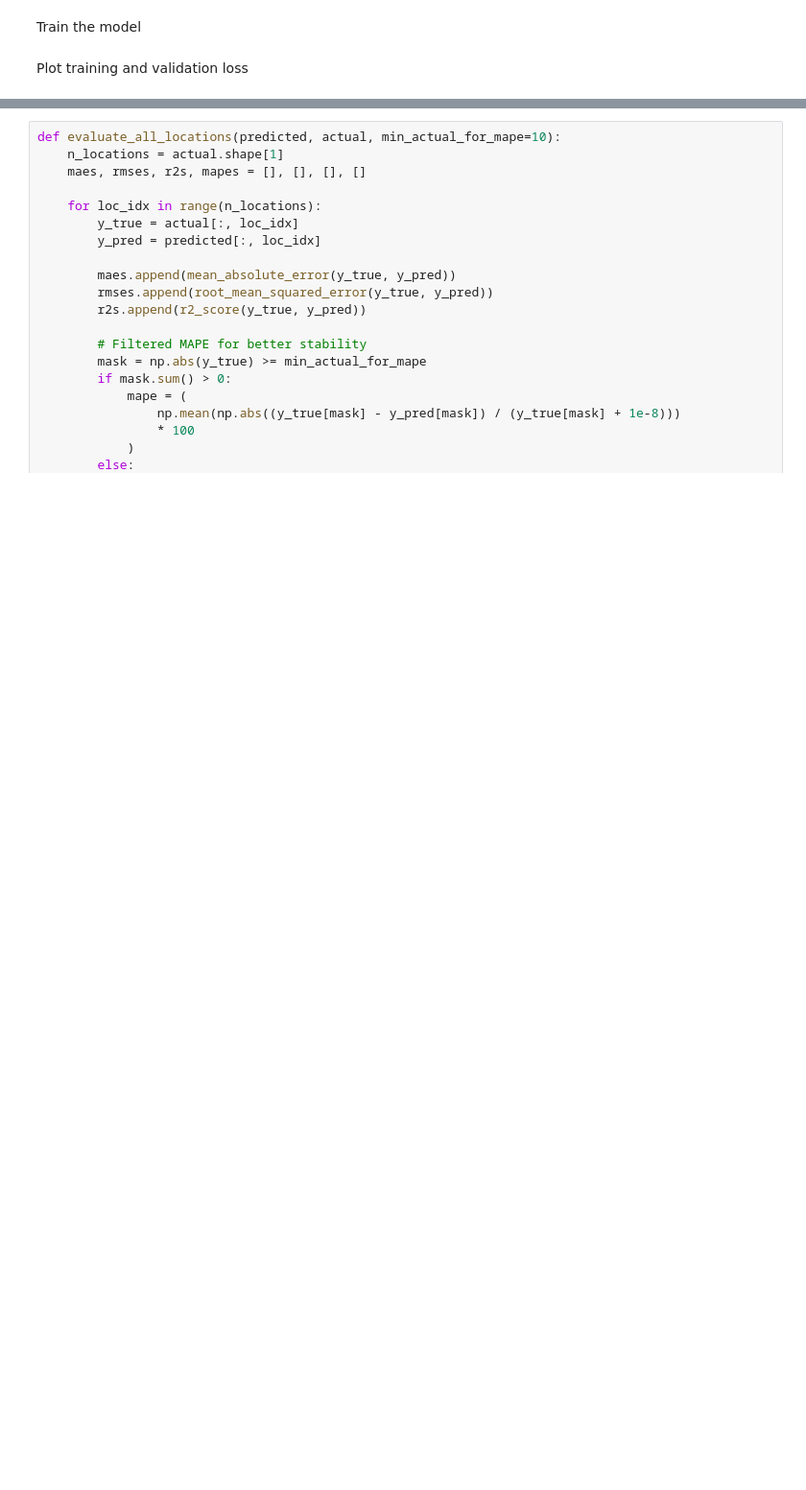
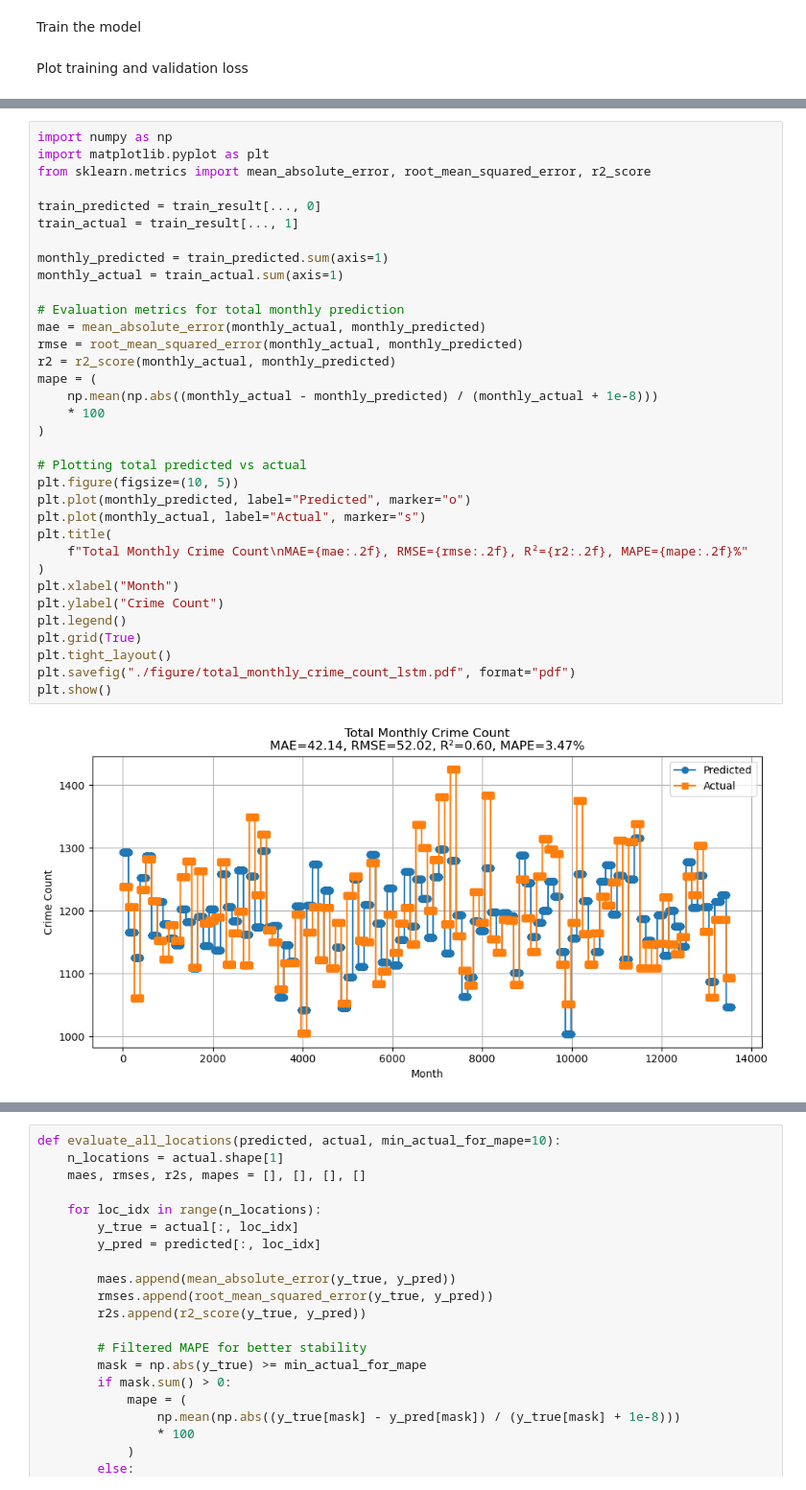
Before and after one commit to Lemonziz/IT5006Project, a Jupyter notebook: lstm_time_location.ipynb, the cells around one changed output, grey strips where cells are left out. Shown at 96% size. Drawn from its saved outputs; the diff is of its cells as text; blank space fills up the shorter version.

Commit message:
lstm

```diff
--- a/lstm_time_location.ipynb
+++ b/lstm_time_location.ipynb
@@ -412,3 +417,39 @@ result[:, :, 0] = np.round(result[:, :, 0])
+# %%
+import numpy as np
+import matplotlib.pyplot as plt
+from sklearn.metrics import mean_absolute_error, root_mean_squared_error, r2_score
+
+train_predicted = train_result[..., 0]
+train_actual = train_result[..., 1]
+
+monthly_predicted = train_predicted.sum(axis=1)
+monthly_actual = train_actual.sum(axis=1)
+
+# Evaluation metrics for total monthly prediction
+mae = mean_absolute_error(monthly_actual, monthly_predicted)
+rmse = root_mean_squared_error(monthly_actual, monthly_predicted)
+r2 = r2_score(monthly_actual, monthly_predicted)
+mape = (
+    np.mean(np.abs((monthly_actual - monthly_predicted) / (monthly_actual + 1e-8)))
+    * 100
+)
+
+# Plotting total predicted vs actual
+plt.figure(figsize=(10, 5))
+plt.plot(monthly_predicted, label="Predicted", marker="o")
+plt.plot(monthly_actual, label="Actual", marker="s")
+plt.title(
+    f"Total Monthly Crime Count\nMAE={mae:.2f}, RMSE={rmse:.2f}, R²={r2:.2f}, MAPE={mape:.2f}%"
+)
+plt.xlabel("Month")
+plt.ylabel("Crime Count")
+plt.legend()
+plt.grid(True)
+plt.tight_layout()
+plt.savefig("./figure/total_monthly_crime_count_lstm.pdf", format="pdf")
+plt.show()
+# %% [output]
+[figure, added]
 # %%
 import numpy as np
 import matplotlib.pyplot as plt
```
Also changed, not shown: parts of 43 cells of this notebook, 3 other files.
